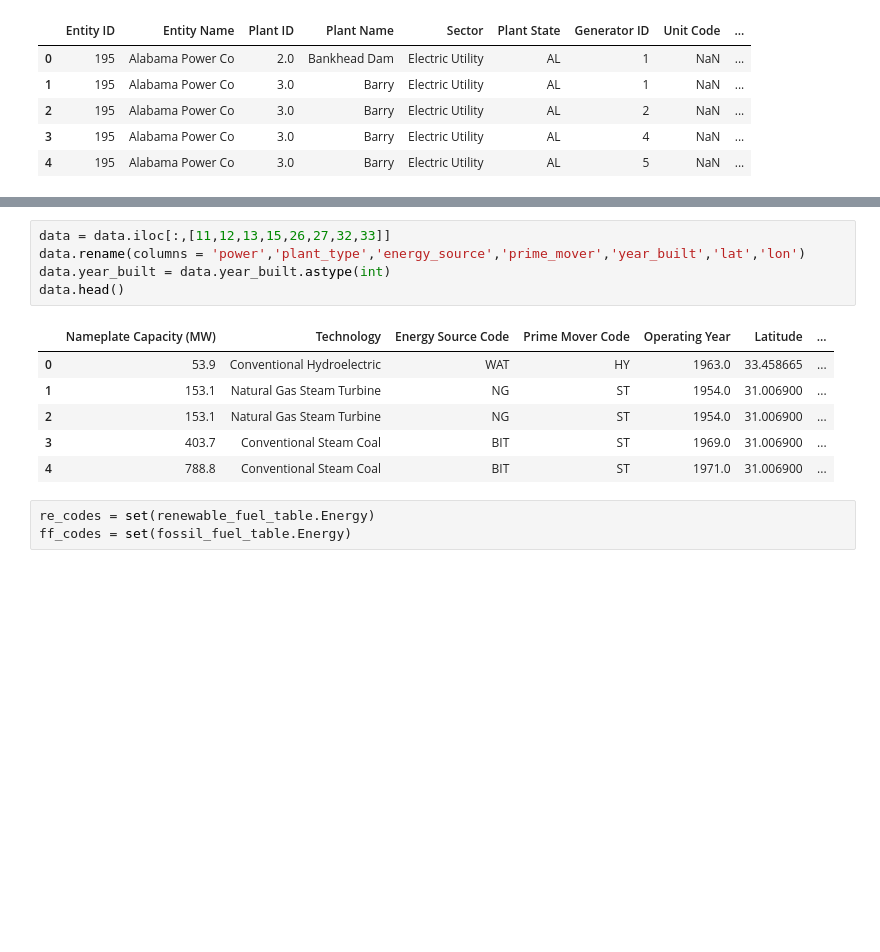
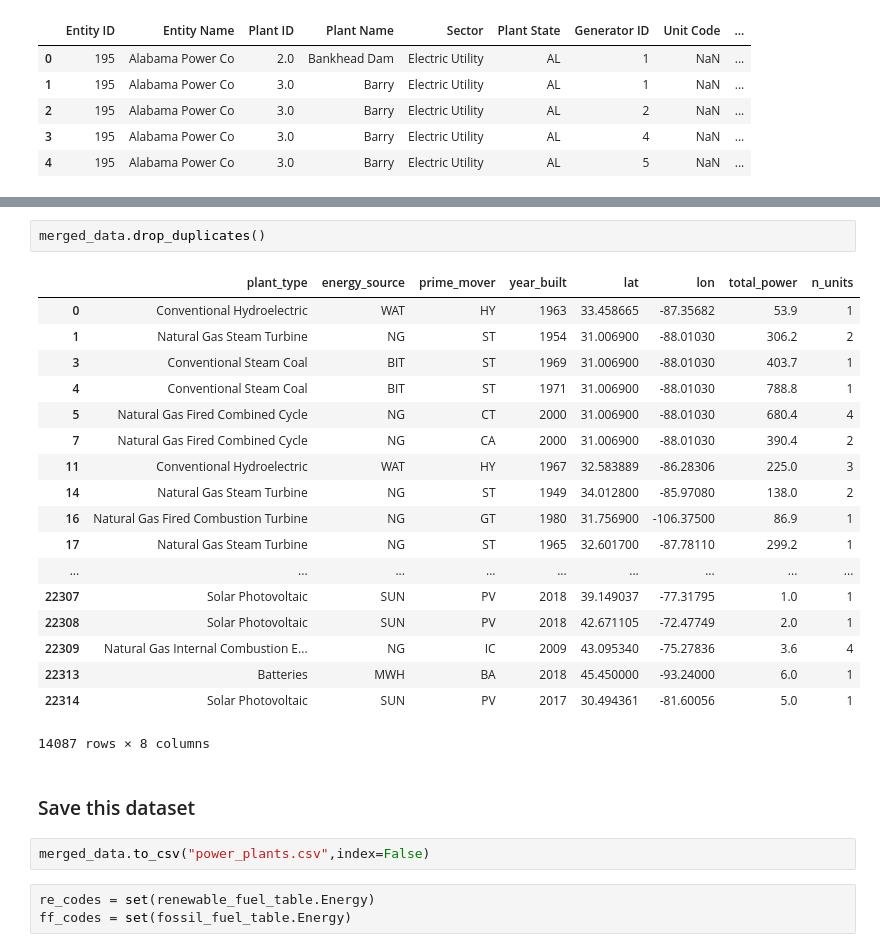
Before and after one commit to Tclack88/Lambda, a Jupyter notebook: module1/assignment_applied_modeling_1.ipynb, the cells around one changed output, grey strips where cells are left out. Saved outputs shown, nothing was run; the diff lists cells and outputs as text; blank space fills up the shorter version.

```diff
--- a/module1/assignment_applied_modeling_1.ipynb
+++ b/module1/assignment_applied_modeling_1.ipynb
@@ -422,15 +427,28 @@ merged_data.iloc[:,[8,11,12,13,15,26,27]]
-# %%
-data = data.iloc[:,[11,12,13,15,26,27,32,33]]
-data.rename(columns = 'power','plant_type','energy_source','prime_mover','year_built','lat','lon')
-data.year_built = data.year_built.astype(int)
-data.head()
-# %% [output]
-|  | Nameplate Capacity (MW) | Technology | Energy Source Code | Prime Mover Code | Operating Year | Latitude | ... |
-| 0 | 53.9 | Conventional Hydroelectric | WAT | HY | 1963.0 | 33.458665 | ... |
-| 1 | 153.1 | Natural Gas Steam Turbine | NG | ST | 1954.0 | 31.006900 | ... |
-| 2 | 153.1 | Natural Gas Steam Turbine | NG | ST | 1954.0 | 31.006900 | ... |
-| 3 | 403.7 | Conventional Steam Coal | BIT | ST | 1969.0 | 31.006900 | ... |
-| 4 | 788.8 | Conventional Steam Coal | BIT | ST | 1971.0 | 31.006900 | ... |
+# %%
+merged_data.drop_duplicates()
+# %% [output]
+|  | plant_type | energy_source | prime_mover | year_built | lat | lon | total_power | n_units |
+| 0 | Conventional Hydroelectric | WAT | HY | 1963 | 33.458665 | -87.35682 | 53.9 | 1 |
+| 1 | Natural Gas Steam Turbine | NG | ST | 1954 | 31.006900 | -88.01030 | 306.2 | 2 |
+| 3 | Conventional Steam Coal | BIT | ST | 1969 | 31.006900 | -88.01030 | 403.7 | 1 |
+| 4 | Conventional Steam Coal | BIT | ST | 1971 | 31.006900 | -88.01030 | 788.8 | 1 |
+| 5 | Natural Gas Fired Combined Cycle | NG | CT | 2000 | 31.006900 | -88.01030 | 680.4 | 4 |
+| 7 | Natural Gas Fired Combined Cycle | NG | CA | 2000 | 31.006900 | -88.01030 | 390.4 | 2 |
+| 11 | Conventional Hydroelectric | WAT | HY | 1967 | 32.583889 | -86.28306 | 225.0 | 3 |
+| 14 | Natural Gas Steam Turbine | NG | ST | 1949 | 34.012800 | -85.97080 | 138.0 | 2 |
+| 16 | Natural Gas Fired Combustion Turbine | NG | GT | 1980 | 31.756900 | -106.37500 | 86.9 | 1 |
+| 17 | Natural Gas Steam Turbine | NG | ST | 1965 | 32.601700 | -87.78110 | 299.2 | 1 |
+| ... | ... | ... | ... | ... | ... | ... | ... | ... |
+| 22307 | Solar Photovoltaic | SUN | PV | 2018 | 39.149037 | -77.31795 | 1.0 | 1 |
+| 22308 | Solar Photovoltaic | SUN | PV | 2018 | 42.671105 | -72.47749 | 2.0 | 1 |
+| 22309 | Natural Gas Internal Combustion E... | NG | IC | 2009 | 43.095340 | -75.27836 | 3.6 | 4 |
+| 22313 | Batteries | MWH | BA | 2018 | 45.450000 | -93.24000 | 6.0 | 1 |
+| 22314 | Solar Photovoltaic | SUN | PV | 2017 | 30.494361 | -81.60056 | 5.0 | 1 |
+14087 rows × 8 columns
+# %% [markdown]
+### Save this dataset
+# %%
+merged_data.to_csv("power_plants.csv",index=False)
 # %%
 re_codes = set(renewable_fuel_table.Energy)
 ff_codes = set(fossil_fuel_table.Energy)
```
Also changed, not shown: parts of 6 cells of this notebook.
